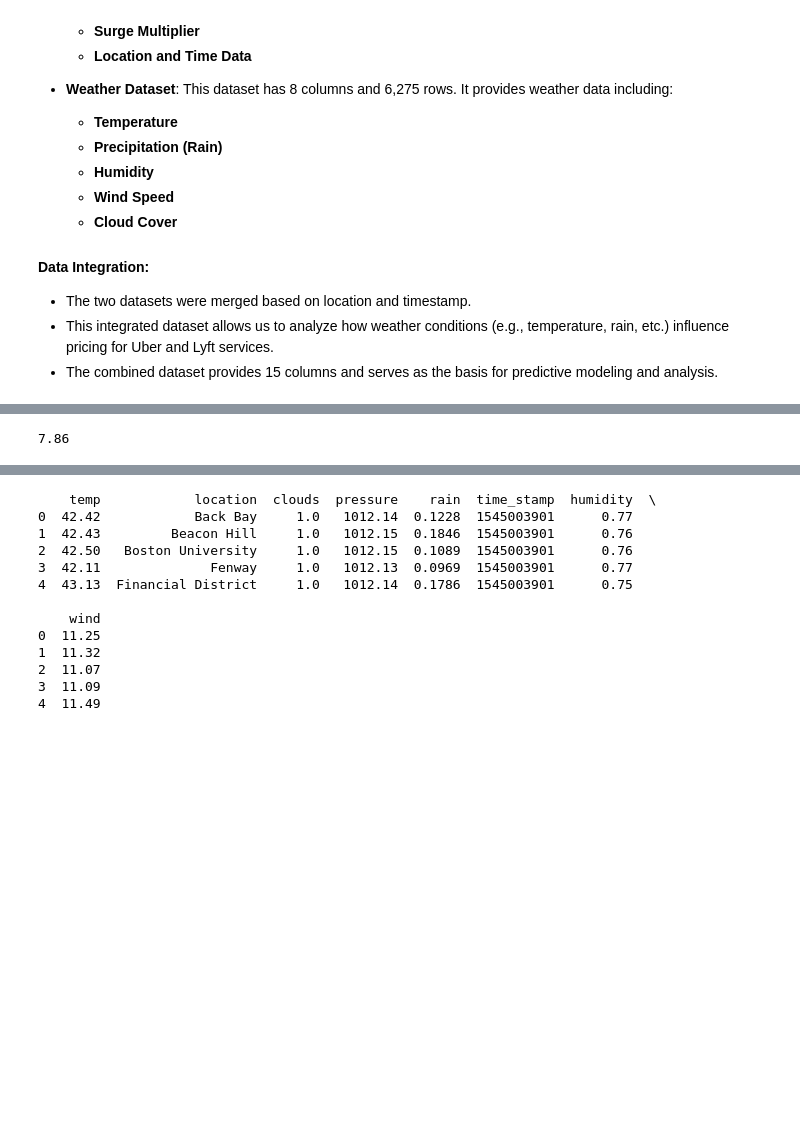
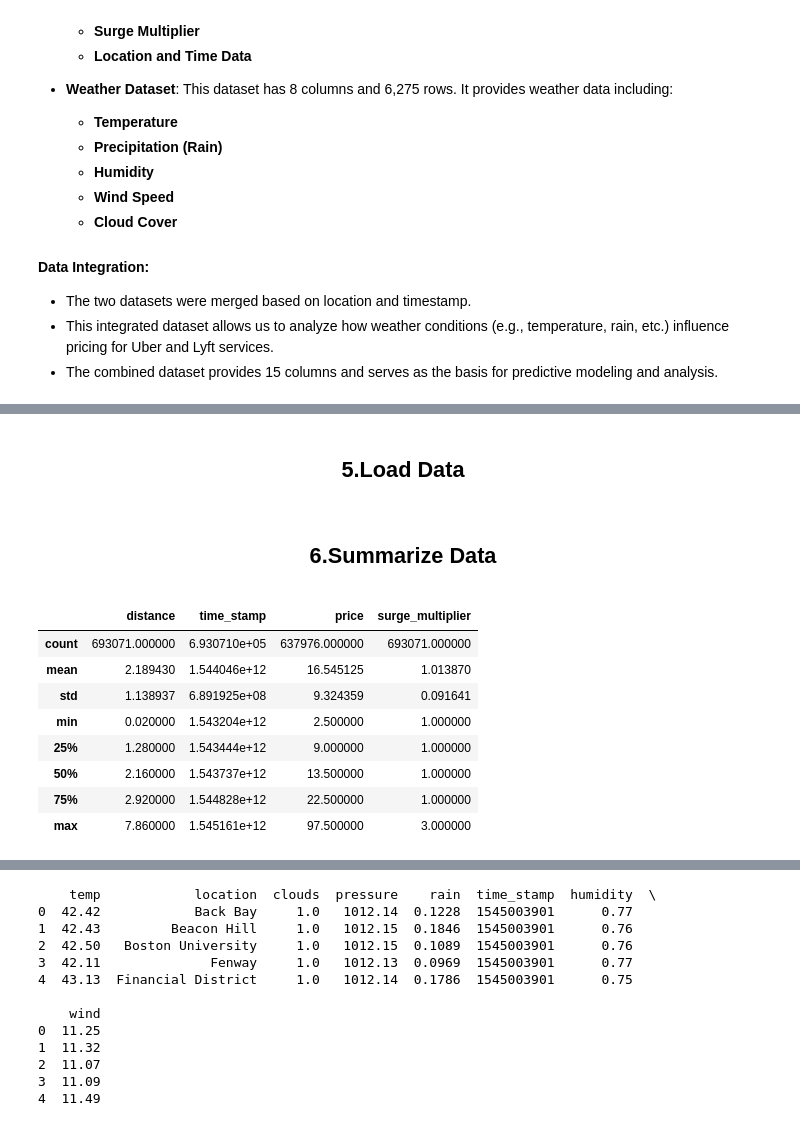
Before and after one commit to karan3486/uberAndLyft_cab_price_prediction_ML_project, a Jupyter notebook: OneCab_training_final.ipynb, the cells around one changed output, grey strips where cells are left out. Drawn from its saved outputs; the diff is of its cells as text; code cells hidden in the pictures; blank space fills up the shorter version.

```diff
--- a/OneCab_training_final.ipynb
+++ b/OneCab_training_final.ipynb
@@ -115,8 +126,25 @@ import matplotlib.pyplot as plt
+# %% [markdown]
+<div align="center">
+    <h2>5.Load Data</h2>
+</div>
 # %%
 #load the data
 ride_data = pd.read_csv("data/cab_rides.csv")
 weather_data = pd.read_csv("data/weather.csv")
-# %%
-max(ride_data.distance)
-# %% [output]
-7.86
+# %% [markdown]
+
+<div align="center">
+    <h2>6.Summarize Data</h2>
+</div>
+# %%
+ride_data.describe()
+# %% [output]
+|  | distance | time_stamp | price | surge_multiplier |
+| count | 693071.000000 | 6.930710e+05 | 637976.000000 | 693071.000000 |
+| mean | 2.189430 | 1.544046e+12 | 16.545125 | 1.013870 |
+| std | 1.138937 | 6.891925e+08 | 9.324359 | 0.091641 |
+| min | 0.020000 | 1.543204e+12 | 2.500000 | 1.000000 |
+| 25% | 1.280000 | 1.543444e+12 | 9.000000 | 1.000000 |
+| 50% | 2.160000 | 1.543737e+12 | 13.500000 | 1.000000 |
+| 75% | 2.920000 | 1.544828e+12 | 22.500000 | 1.000000 |
+| max | 7.860000 | 1.545161e+12 | 97.500000 | 3.000000 |
```
Also changed, not shown: parts of 57 cells of this notebook.
